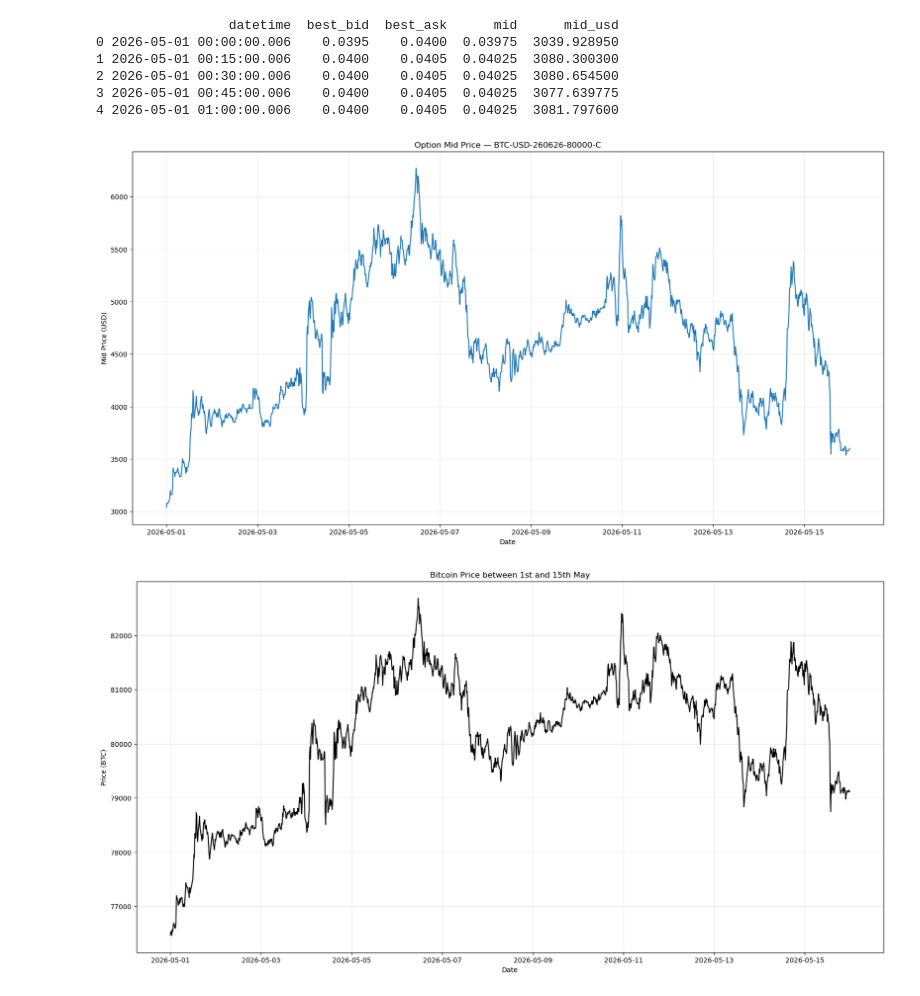
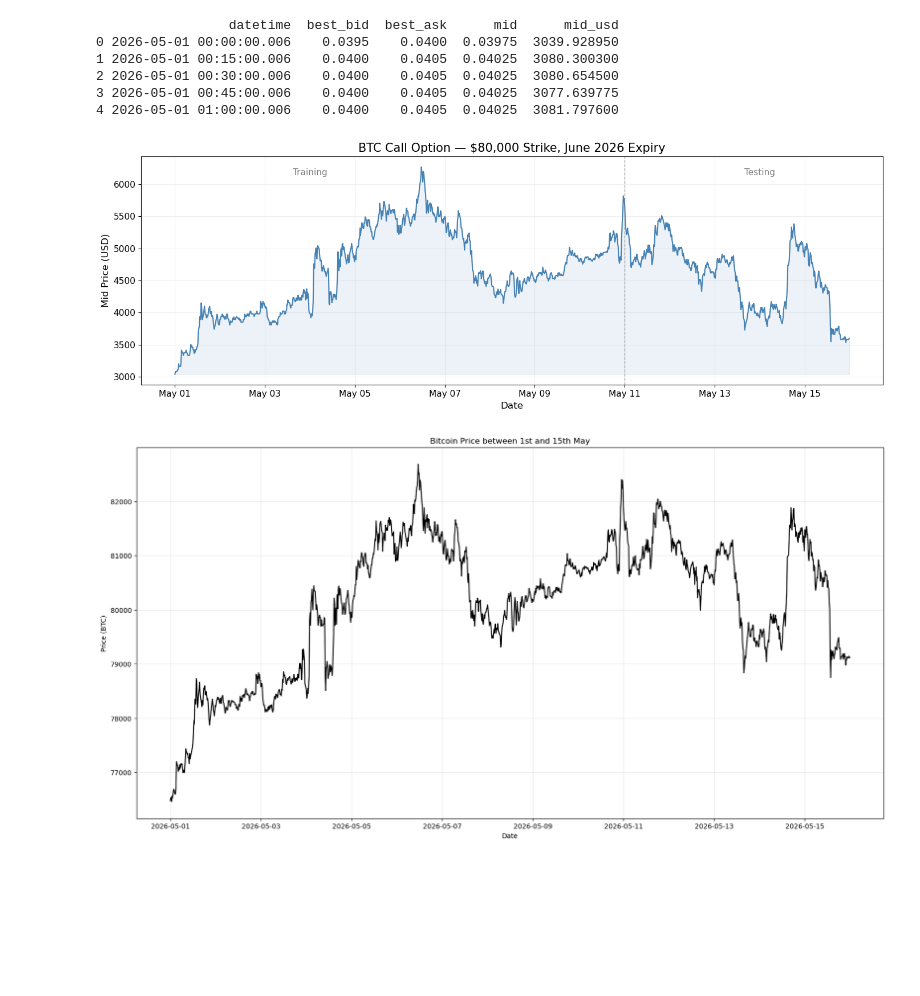
Before and after one commit to suryasridhar/options-market-marking-crypto, a Jupyter notebook: avellaneda-stoikov.ipynb, the cells around one changed output. Cells and saved outputs as stored; diff of their text form; code cells hidden in the pictures; blank space fills up the shorter version.

```diff
--- a/avellaneda-stoikov.ipynb
+++ b/avellaneda-stoikov.ipynb
@@ -159,15 +249,37 @@ print(contract_mid_snap[['datetime', 'best_bid', 'best_ask', 'mid', 'mid_usd']].
 3 2026-05-01 00:45:00.006    0.0400    0.0405  0.04025  3077.639775
 4 2026-05-01 01:00:00.006    0.0400    0.0405  0.04025  3081.797600
 # %%
-plt.figure(figsize=(20, 10))
-plt.plot(contract_mid_snap['datetime'], contract_mid_snap['mid_usd'])
-plt.title('Option Mid Price — ' + contract_name)
-plt.xlabel('Date')
-plt.ylabel('Mid Price (USD)')
-plt.grid(alpha=0.3)
+fig, ax = plt.subplots(figsize=(14, 5))
+
+ax.plot(contract_mid_snap['datetime'], contract_mid_snap['mid_usd'],
+        color='steelblue', linewidth=1.5)
+
+ax.fill_between(contract_mid_snap['datetime'], contract_mid_snap['mid_usd'],
+                contract_mid_snap['mid_usd'].min(),
+                alpha=0.1, color='steelblue')
+
+ax.set_title('BTC Call Option — $80,000 Strike, June 2026 Expiry', fontsize=15)
+ax.set_xlabel('Date', fontsize=12)
+ax.set_ylabel('Mid Price (USD)', fontsize=12)
+ax.grid(True, alpha=0.2)
+ax.xaxis.set_major_formatter(mdates.DateFormatter('%b %d'))
+ax.tick_params(axis='both', labelsize=11)
+
+split = pd.Timestamp('2026-05-11')
+ax.axvline(split, color='gray', linewidth=1.0, linestyle='--', alpha=0.7)
+
+ymin = contract_mid_snap['mid_usd'].min()
+ymax = contract_mid_snap['mid_usd'].max()
+
+ax.text(pd.Timestamp('2026-05-04'), ymax * 0.98,
+        'Training', fontsize=11, color='gray', ha='center')
+ax.text(pd.Timestamp('2026-05-14'), ymax * 0.98,
+        'Testing', fontsize=11, color='gray', ha='center')
+
+plt.tight_layout()
 plt.show()
 # %% [output]
-[figure, old version]
+[figure, new version]
 # %%
 plt.figure(figsize=(20, 10))
 plt.plot(btc_spot['ts'], btc_spot['btc_spot'], color='black')
```
Also changed, not shown: parts of 16 cells of this notebook, 2 other files.
